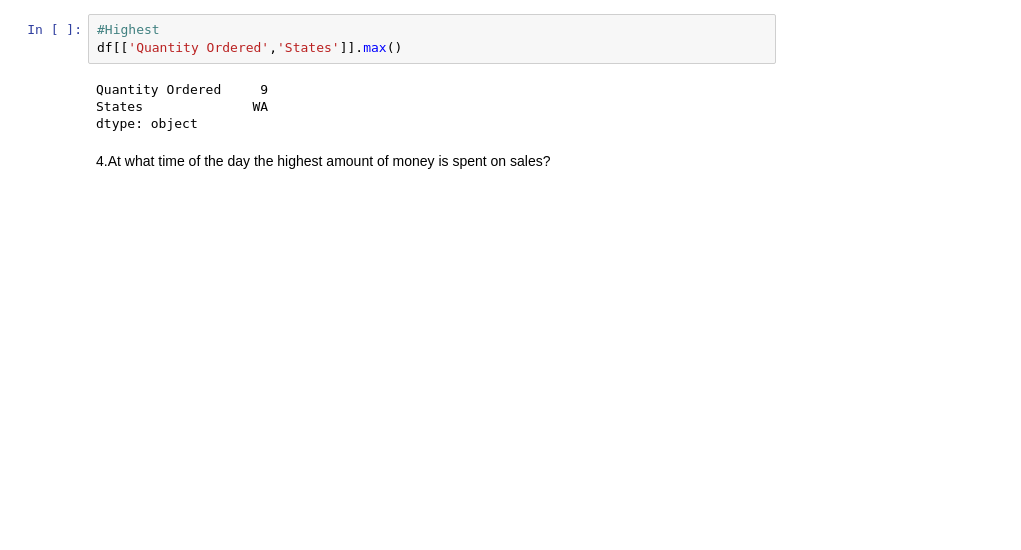
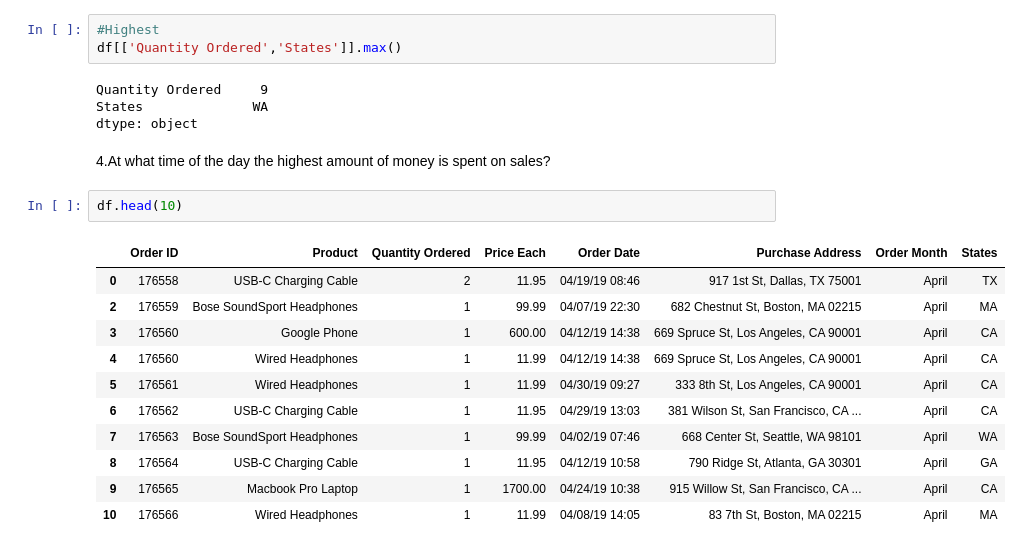
Before and after one commit to khusan9889/ML-project-work-1, a Jupyter notebook: solvings.ipynb, the cells around one changed output. Cells and saved outputs as stored; diff of their text form; blank space fills up the shorter version.

```diff
--- a/solvings.ipynb
+++ b/solvings.ipynb
@@ -229,3 +229,17 @@ States              WA
 dtype: object
 # %% [markdown]
 4.At what time of the day the highest amount of money is spent on sales?
+# %%
+df.head(10)
+# %% [output]
+|  | Order ID | Product | Quantity Ordered | Price Each | Order Date | Purchase Address | Order Month | States |
+| 0 | 176558 | USB-C Charging Cable | 2 | 11.95 | 04/19/19 08:46 | 917 1st St, Dallas, TX 75001 | April | TX |
+| 2 | 176559 | Bose SoundSport Headphones | 1 | 99.99 | 04/07/19 22:30 | 682 Chestnut St, Boston, MA 02215 | April | MA |
+| 3 | 176560 | Google Phone | 1 | 600.00 | 04/12/19 14:38 | 669 Spruce St, Los Angeles, CA 90001 | April | CA |
+| 4 | 176560 | Wired Headphones | 1 | 11.99 | 04/12/19 14:38 | 669 Spruce St, Los Angeles, CA 90001 | April | CA |
+| 5 | 176561 | Wired Headphones | 1 | 11.99 | 04/30/19 09:27 | 333 8th St, Los Angeles, CA 90001 | April | CA |
+| 6 | 176562 | USB-C Charging Cable | 1 | 11.95 | 04/29/19 13:03 | 381 Wilson St, San Francisco, CA ... | April | CA |
+| 7 | 176563 | Bose SoundSport Headphones | 1 | 99.99 | 04/02/19 07:46 | 668 Center St, Seattle, WA 98101 | April | WA |
+| 8 | 176564 | USB-C Charging Cable | 1 | 11.95 | 04/12/19 10:58 | 790 Ridge St, Atlanta, GA 30301 | April | GA |
+| 9 | 176565 | Macbook Pro Laptop | 1 | 1700.00 | 04/24/19 10:38 | 915 Willow St, San Francisco, CA ... | April | CA |
+| 10 | 176566 | Wired Headphones | 1 | 11.99 | 04/08/19 14:05 | 83 7th St, Boston, MA 02215 | April | MA |
```
Also changed, not shown: parts of 1 cell of this notebook, 2 other files.
